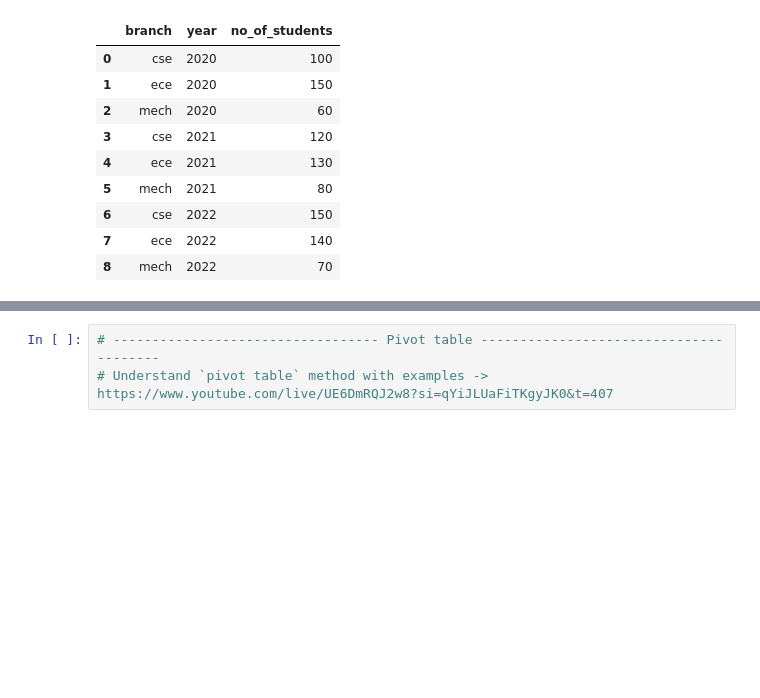
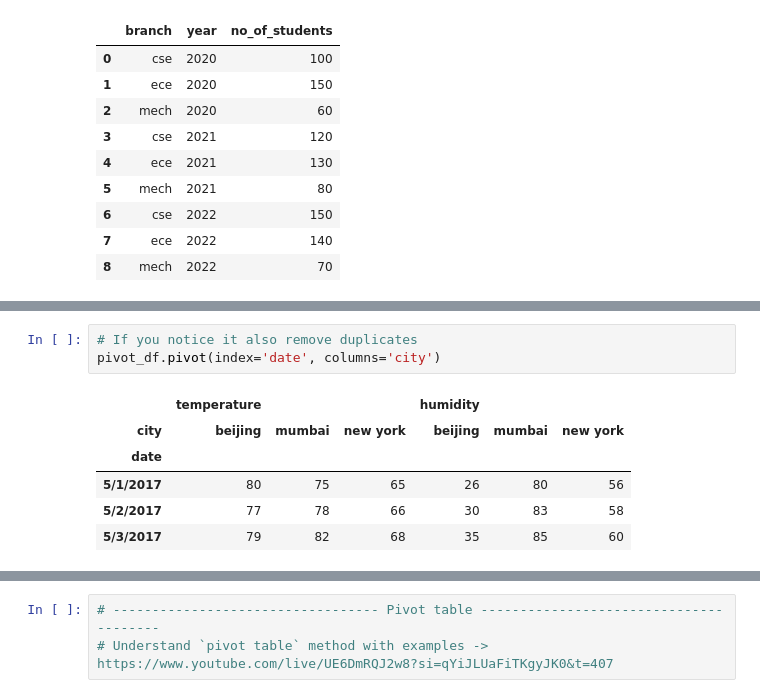
Before and after one commit to XionVolt/Ai-Ml, a Jupyter notebook: Programming/Pandas/08MulIndexSerAndDf_meltAndPivotTable.ipynb, the cells around one changed output, grey strips where cells are left out. Cells and saved outputs as stored; diff of their text form; blank space fills up the shorter version.

```diff
--- a/Programming/Pandas/08MulIndexSerAndDf_meltAndPivotTable.ipynb
+++ b/Programming/Pandas/08MulIndexSerAndDf_meltAndPivotTable.ipynb
@@ -741,0 +773,10 @@ meltdf2.melt(id_vars=['branch'], var_name='year', value_name='no_of_students')
+# %%
+# If you notice it also remove duplicates
+pivot_df.pivot(index='date', columns='city')
+# %% [output]
+|  | temperature |  |  | humidity |  |  |
+| city | beijing | mumbai | new york | beijing | mumbai | new york |
+| date |  |  |  |  |  |  |
+| 5/1/2017 | 80 | 75 | 65 | 26 | 80 | 56 |
+| 5/2/2017 | 77 | 78 | 66 | 30 | 83 | 58 |
+| 5/3/2017 | 79 | 82 | 68 | 35 | 85 | 60 |
```
Also changed, not shown: parts of 14 cells of this notebook, 2 other files.
